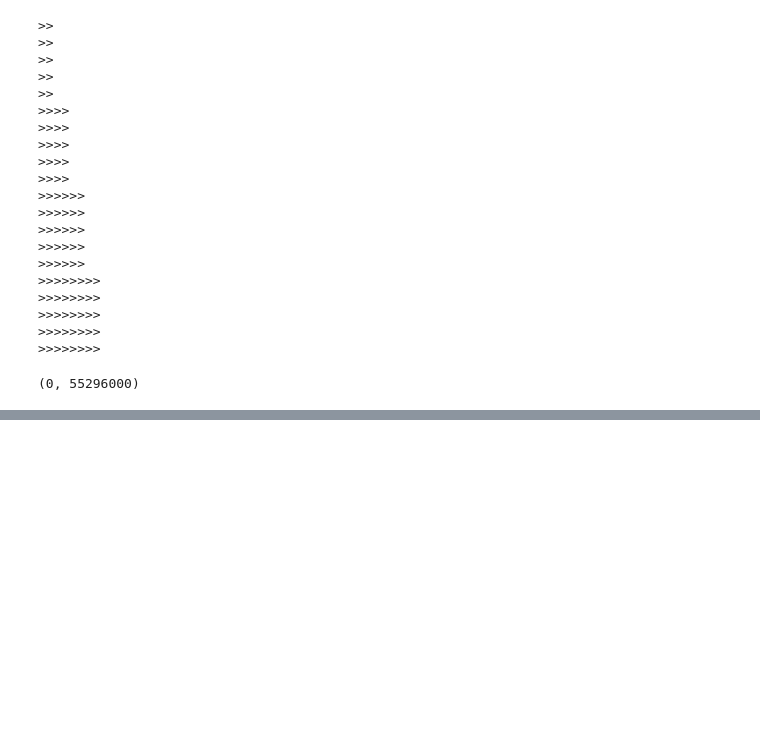
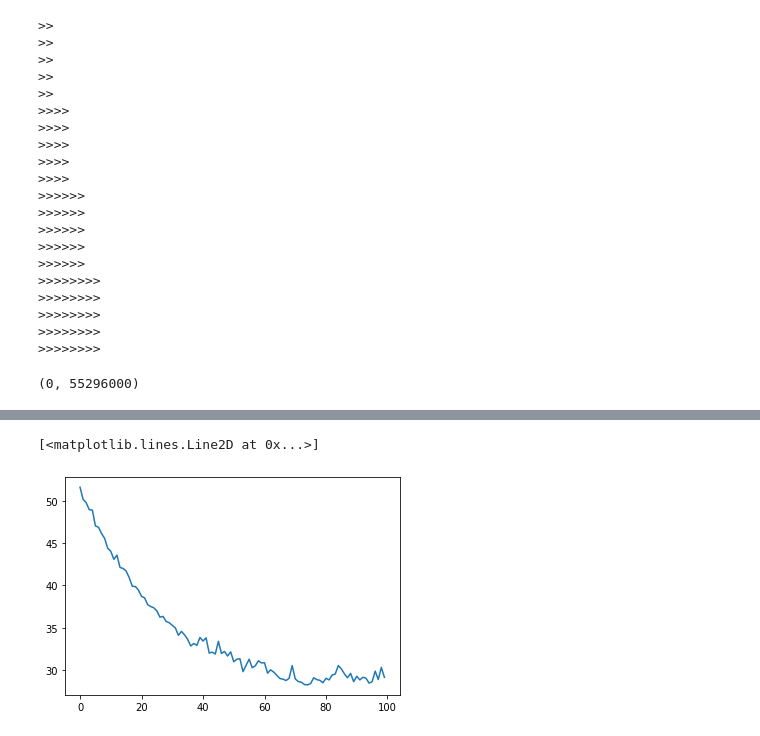
Before and after one commit to elishatofunmi/super-resolutor, a Jupyter notebook: data_and_model.ipynb, the cells around one changed output, grey strips where cells are left out. Drawn from its saved outputs; the diff is of its cells as text; code cells hidden in the pictures; blank space fills up the shorter version.

```diff
--- a/data_and_model.ipynb
+++ b/data_and_model.ipynb
@@ -303,0 +369,5 @@ len(one_one)
+# %%
+pyplot.plot(history.history['mean_absolute_error'])
+# %% [output]
+[<matplotlib.lines.Line2D at 0x...>]
+[figure, added]
```
Also changed, not shown: parts of 18 cells of this notebook.
